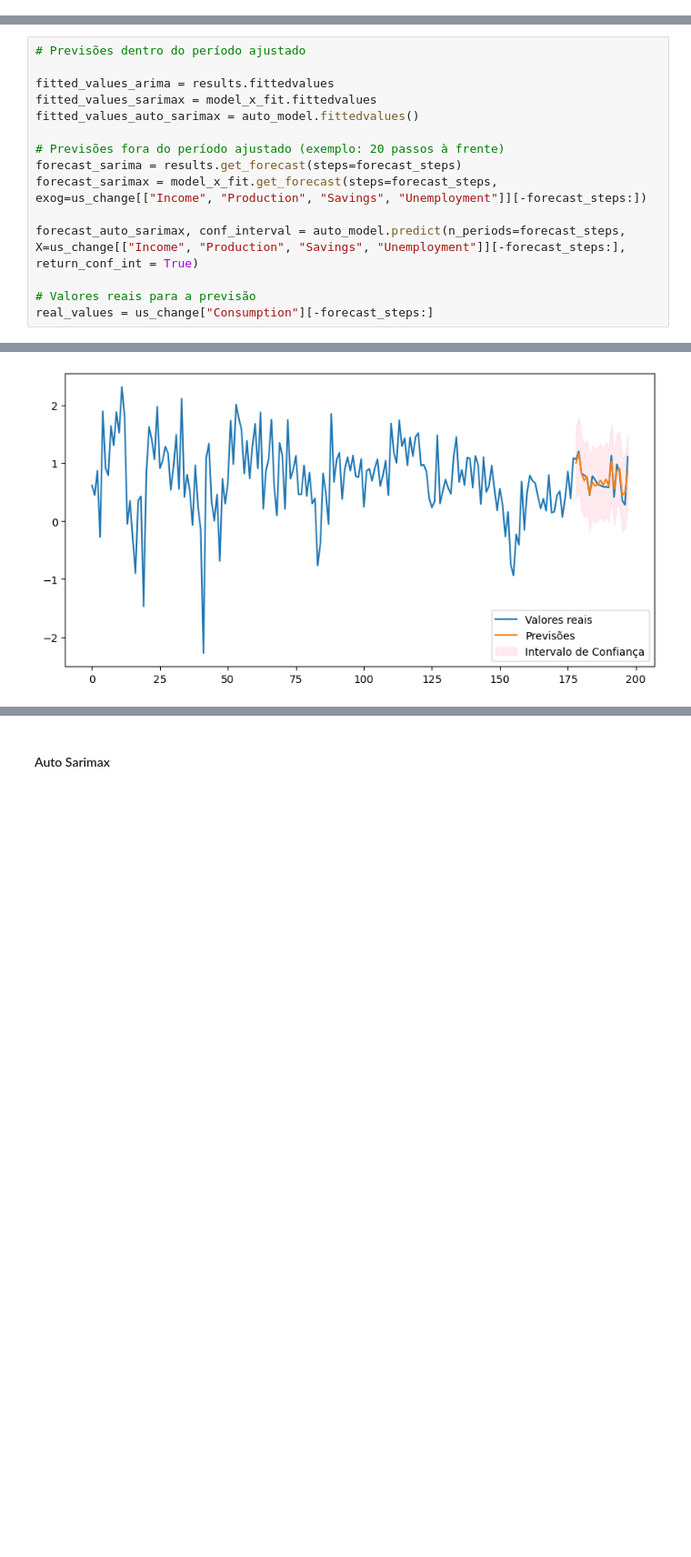
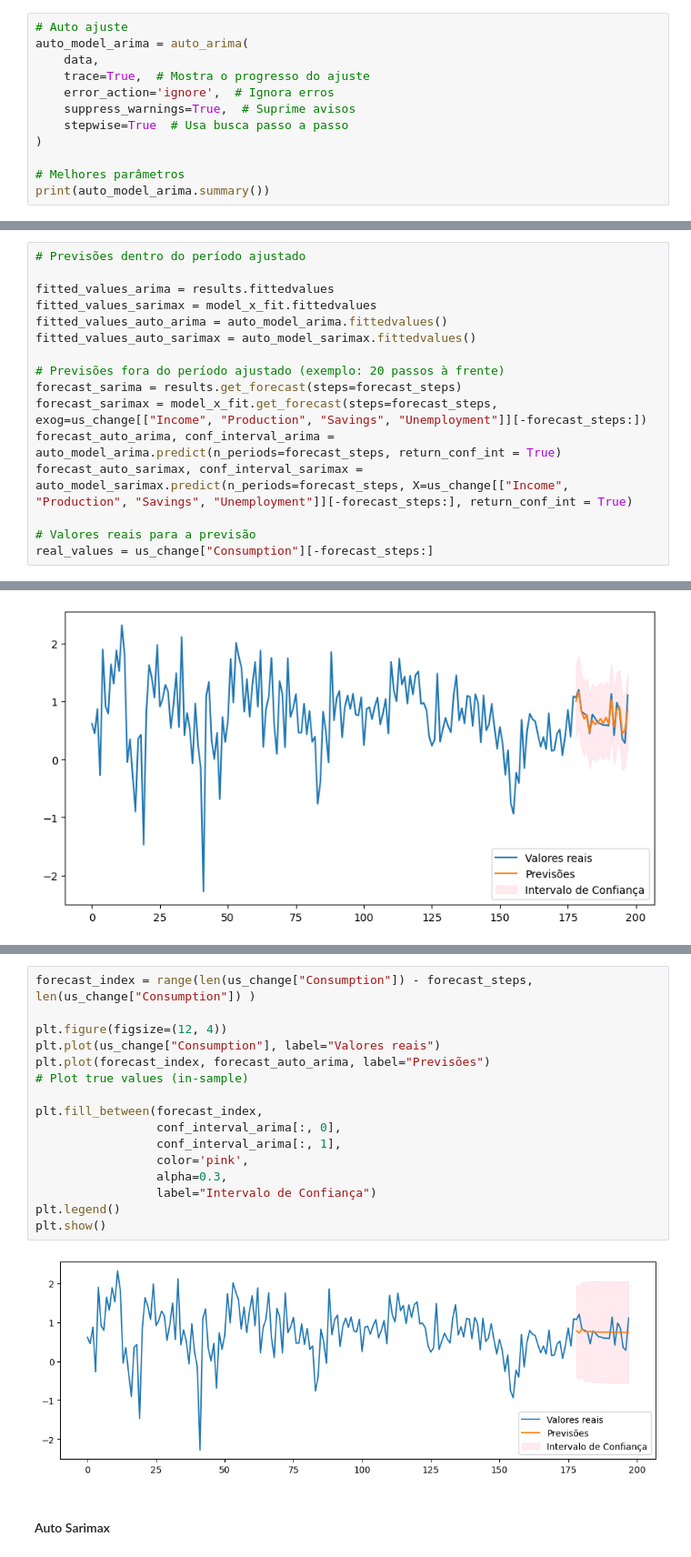
Before and after one commit to felipponn/time-series, a Jupyter notebook: sarima.ipynb, the cells around one changed output, grey strips where cells are left out. Shown at 91% size. Cells and saved outputs as stored; diff of their text form; blank space fills up the shorter version.

Commit message:
Update sarima models

```diff
--- a/sarima.ipynb
+++ b/sarima.ipynb
@@ -182,0 +178,12 @@ print(ljung_box_results)
+# %%
+# Auto ajuste
+auto_model_arima = auto_arima(
+    data,
+    trace=True,  # Mostra o progresso do ajuste
+    error_action='ignore',  # Ignora erros
+    suppress_warnings=True,  # Suprime avisos
+    stepwise=True  # Usa busca passo a passo
+)
+
+# Melhores parâmetros
+print(auto_model_arima.summary())
@@ -222,13 +247,14 @@ Warnings:
 
 fitted_values_arima = results.fittedvalues
 fitted_values_sarimax = model_x_fit.fittedvalues
-fitted_values_auto_sarimax = auto_model.fittedvalues()
+fitted_values_auto_arima = auto_model_arima.fittedvalues()
+fitted_values_auto_sarimax = auto_model_sarimax.fittedvalues()
 
 # Previsões fora do período ajustado (exemplo: 20 passos à frente)
 forecast_sarima = results.get_forecast(steps=forecast_steps)
 forecast_sarimax = model_x_fit.get_forecast(steps=forecast_steps, exog=us_change[["Income", "Production", "Savings", "Unemployment"]][-forecast_steps:])
-
-forecast_auto_sarimax, conf_interval = auto_model.predict(n_periods=forecast_steps, X=us_change[["Income", "Production", "Savings", "Unemployment"]][-forecast_steps:], return_conf_int = True)
+forecast_auto_arima, conf_interval_arima = auto_model_arima.predict(n_periods=forecast_steps, return_conf_int = True)
+forecast_auto_sarimax, conf_interval_sarimax = auto_model_sarimax.predict(n_periods=forecast_steps, X=us_change[["Income", "Production", "Savings", "Unemployment"]][-forecast_steps:], return_conf_int = True)
 
 # Valores reais para a previsão
 real_values = us_change["Consumption"][-forecast_steps:]
@@ -347,3 +408,21 @@ plt.show()
+# %%
+forecast_index = range(len(us_change["Consumption"]) - forecast_steps, len(us_change["Consumption"]) )
+
+plt.figure(figsize=(12, 4))
+plt.plot(us_change["Consumption"], label="Valores reais")
+plt.plot(forecast_index, forecast_auto_arima, label="Previsões")
+# Plot true values (in-sample)
+
+plt.fill_between(forecast_index,
+                 conf_interval_arima[:, 0],
+                 conf_interval_arima[:, 1],
+                 color='pink',
+                 alpha=0.3,
+                 label="Intervalo de Confiança")
+plt.legend()
+plt.show()
+# %% [output]
+[figure, added]
 # %% [markdown]
 #### Auto Sarimax
 # %%
```
Also changed, not shown: parts of 10 cells of this notebook.
